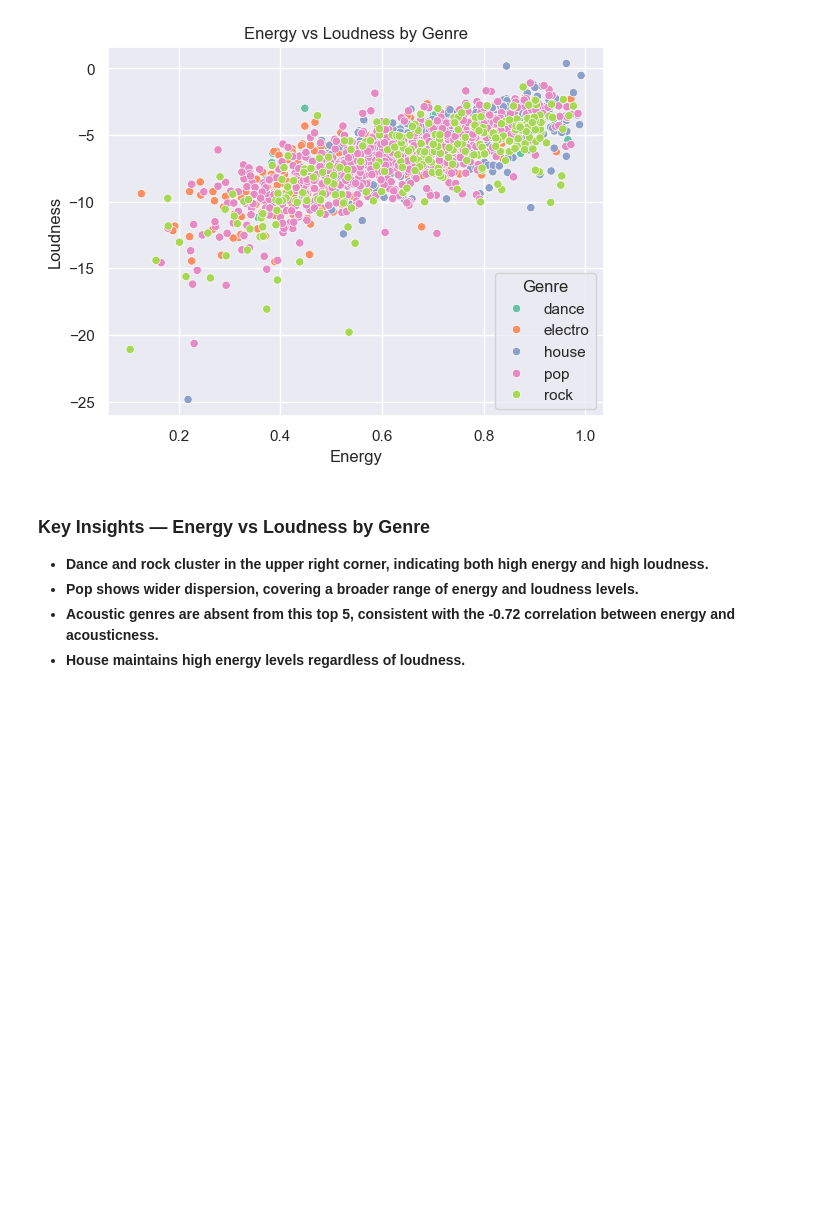
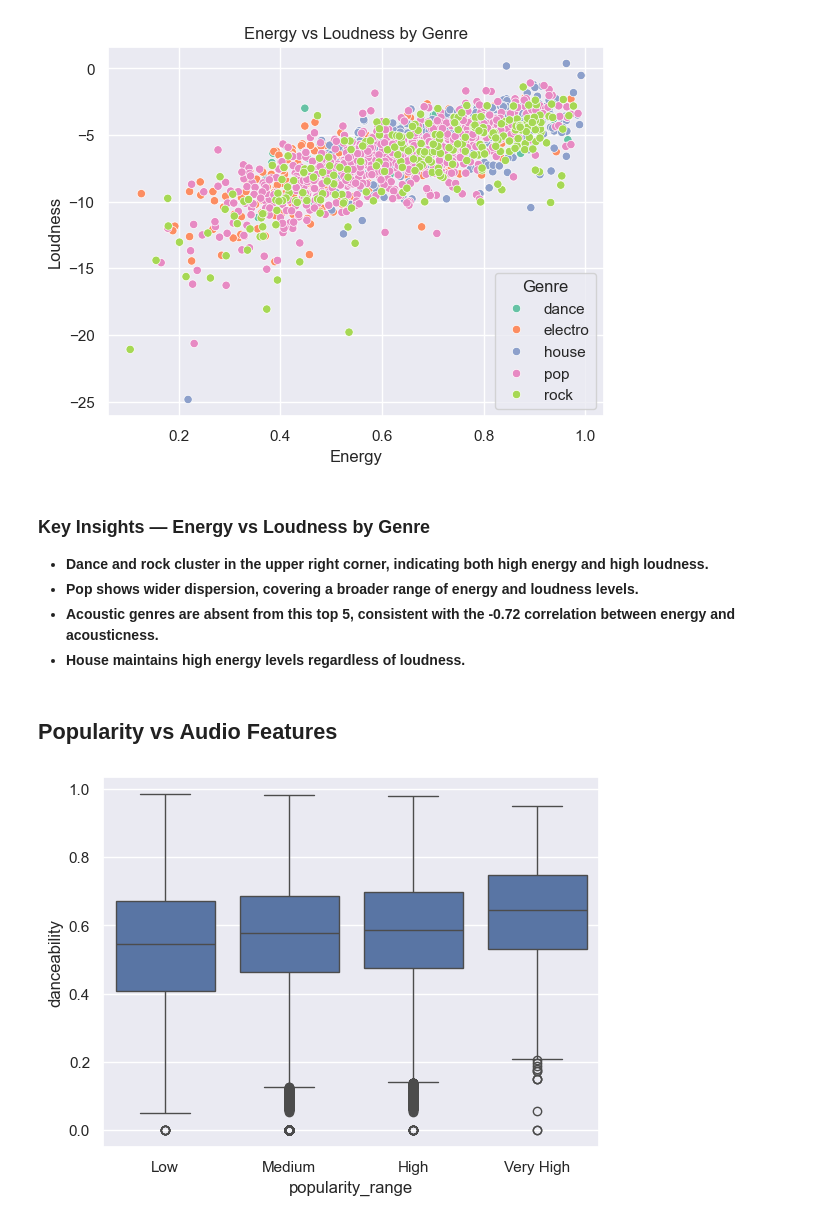
Before and after one commit to Flakkito/spotify-eda-recommender, a Jupyter notebook: notebooks/01_eda.ipynb, the cells around one changed output. Saved outputs shown, nothing was run; the diff lists cells and outputs as text; code cells hidden in the pictures; blank space fills up the shorter version.

```diff
--- a/notebooks/01_eda.ipynb
+++ b/notebooks/01_eda.ipynb
@@ -318,3 +318,14 @@ plt.show()
 - **Pop shows wider dispersion, covering a broader range of energy and loudness levels.**
 - **Acoustic genres are absent from this top 5, consistent with the -0.72 correlation between energy and acousticness.**
 - **House maintains high energy levels regardless of loudness.**
+# %% [markdown]
+## Popularity vs Audio Features
+# %%
+# Create popularity bins
+df['popularity_range'] = pd.cut(df['popularity'], bins=[0, 25, 50, 75, 100], labels=['Low', 'Medium', 'High', 'Very High'])
+
+sns.boxplot(x='popularity_range', y='danceability', data=df)
+plt.savefig('../images/danceability_popularity_boxplot.png', dpi=150, bbox_inches='tight')
+plt.show()
+# %% [output]
+[figure, added]
```
Also changed, not shown: parts of 4 cells of this notebook, 3 other files.
